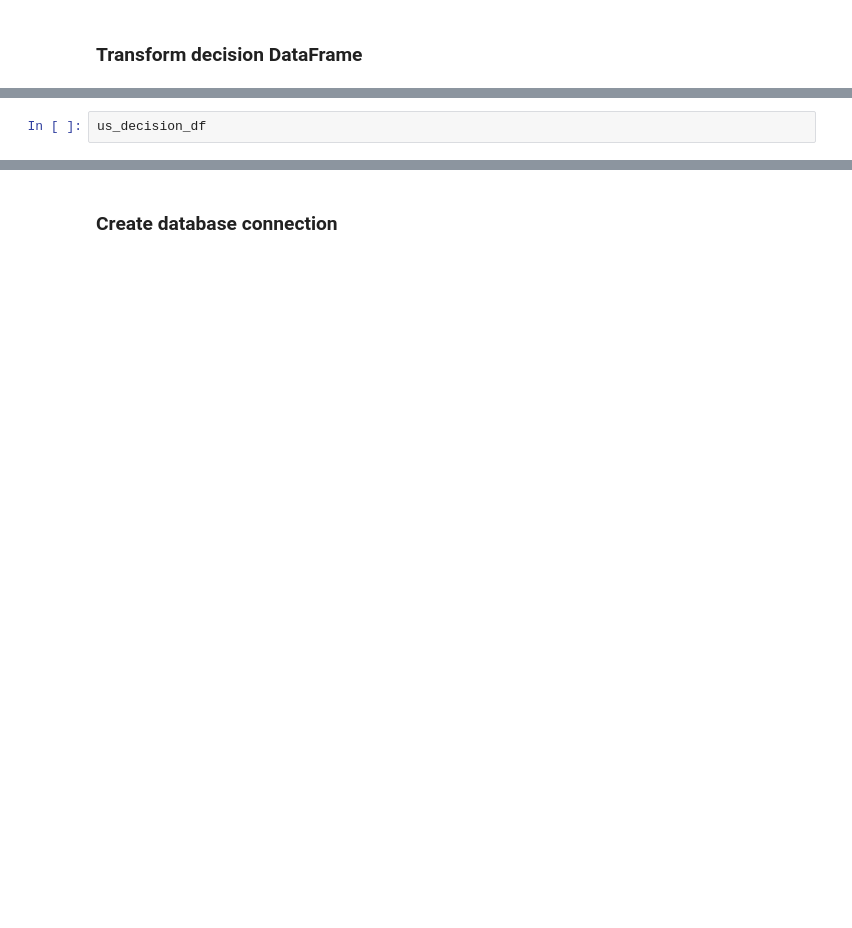
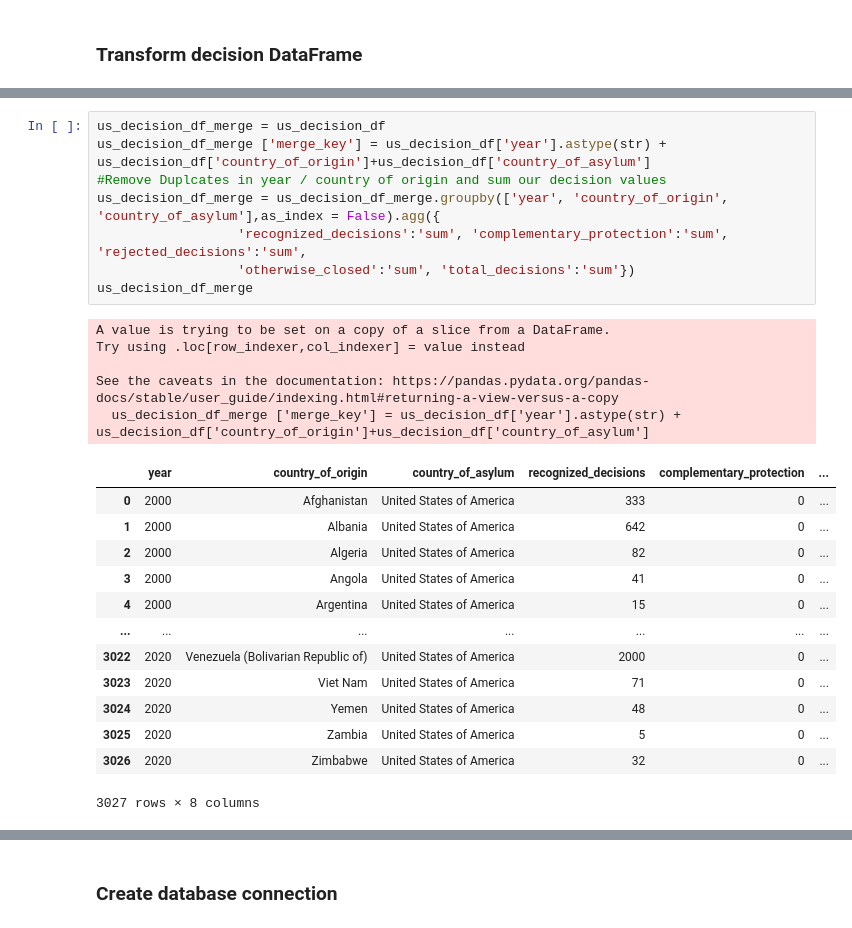
Before and after one commit to bradleyp18/ETL_Asylum, a Jupyter notebook: asylum_etl-checkpoint.ipynb, the cells around one changed output, grey strips where cells are left out. Drawn from its saved outputs; the diff is of its cells as text; blank space fills up the shorter version.

```diff
--- a/asylum_etl-checkpoint.ipynb
+++ b/asylum_etl-checkpoint.ipynb
@@ -64,2 +197,27 @@ us_decision_df["country_of_origin"].value_counts()
-# %%
-us_decision_df
+# %%
+us_decision_df_merge = us_decision_df
+us_decision_df_merge ['merge_key'] = us_decision_df['year'].astype(str) + us_decision_df['country_of_origin']+us_decision_df['country_of_asylum']
+#Remove Duplcates in year / country of origin and sum our decision values
+us_decision_df_merge = us_decision_df_merge.groupby(['year', 'country_of_origin', 'country_of_asylum'],as_index = False).agg({
+                  'recognized_decisions':'sum', 'complementary_protection':'sum', 'rejected_decisions':'sum',
+                  'otherwise_closed':'sum', 'total_decisions':'sum'})
+us_decision_df_merge
+# %% [output]
+A value is trying to be set on a copy of a slice from a DataFrame.
+Try using .loc[row_indexer,col_indexer] = value instead
+
+See the caveats in the documentation: https://pandas.pydata.org/pandas-docs/stable/user_guide/indexing.html#returning-a-view-versus-a-copy
+  us_decision_df_merge ['merge_key'] = us_decision_df['year'].astype(str) + us_decision_df['country_of_origin']+us_decision_df['country_of_asylum']
+|  | year | country_of_origin | country_of_asylum | recognized_decisions | complementary_protection | ... |
+| 0 | 2000 | Afghanistan | United States of America | 333 | 0 | ... |
+| 1 | 2000 | Albania | United States of America | 642 | 0 | ... |
+| 2 | 2000 | Algeria | United States of America | 82 | 0 | ... |
+| 3 | 2000 | Angola | United States of America | 41 | 0 | ... |
+| 4 | 2000 | Argentina | United States of America | 15 | 0 | ... |
+| ... | ... | ... | ... | ... | ... | ... |
+| 3022 | 2020 | Venezuela (Bolivarian Republic of) | United States of America | 2000 | 0 | ... |
+| 3023 | 2020 | Viet Nam | United States of America | 71 | 0 | ... |
+| 3024 | 2020 | Yemen | United States of America | 48 | 0 | ... |
+| 3025 | 2020 | Zambia | United States of America | 5 | 0 | ... |
+| 3026 | 2020 | Zimbabwe | United States of America | 32 | 0 | ... |
+3027 rows × 8 columns
```
Also changed, not shown: parts of 22 cells of this notebook, 1 other file.
